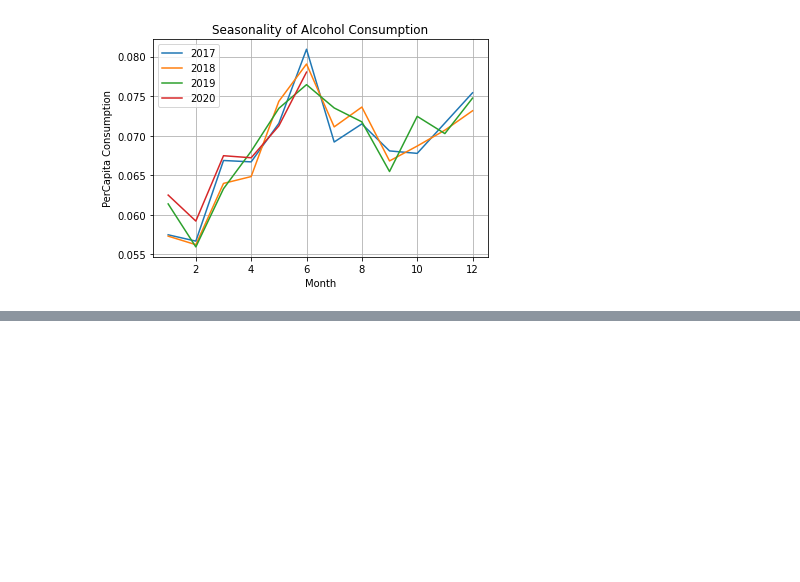
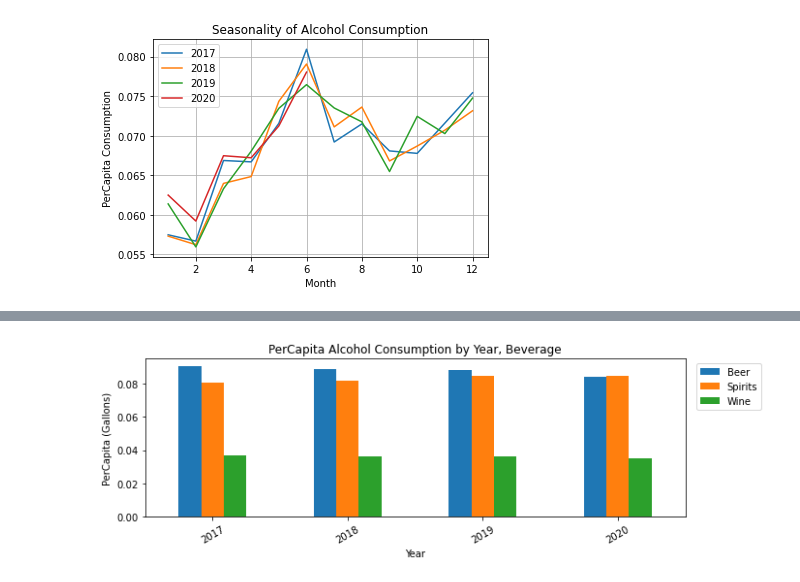
Before and after one commit to zach-18/Project_1_Group_3, a Jupyter notebook: PZJupyter.ipynb, the cells around one changed output, grey strips where cells are left out. Saved outputs shown, nothing was run; the diff lists cells and outputs as text; code cells hidden in the pictures; blank space fills up the shorter version.

```diff
--- a/PZJupyter.ipynb
+++ b/PZJupyter.ipynb
@@ -107,0 +202,14 @@ ValueError: Unrecognized character e in format string
+# %%
+#This will make x axis year and beverage the legend
+
+groups = [[0.090188, 0.088401, 0.087805, 0.083765],
+          [0.080462, 0.081422, 0.084167, 0.084339],
+          [0.036707, 0.036455, 0.035961, 0.035041]]
+group_legend = ['2017', '2018', '2019', '2020']
+group_labels = ['Beer', 'Spirits', 'Wine']
+
+
+# Convert data to pandas DataFrame.
+bar2_df = pd.DataFrame(groups, index=group_labels).T
+
+bar2_df.head()
@@ -107,0 +222,3 @@ ValueError: Unrecognized character e in format string
+# %%
+bar2_df['Year'] = group_legend
+bar2_df
@@ -107,0 +231,2 @@ ValueError: Unrecognized character e in format string
+# %%
+bar2_df = bar2_df.set_index('Year')
@@ -107,0 +242,13 @@ ValueError: Unrecognized character e in format string
+# %%
+
+
+bar2_df.plot(kind='bar', figsize=(10,3), align="center")
+plt.title("PerCapita Alcohol Consumption by Year, Beverage")
+plt.xlabel("Year")
+plt.ylabel("PerCapita (Gallons)")
+plt.xticks(rotation=30, horizontalalignment="center")
+plt.legend(loc='upper right', bbox_to_anchor=(1.15, 1))
+
+plt.savefig("data/vis2beverage.png")
+# %% [output]
+[figure, added]
```
Also changed, not shown: parts of 17 cells of this notebook, 1 other file.
